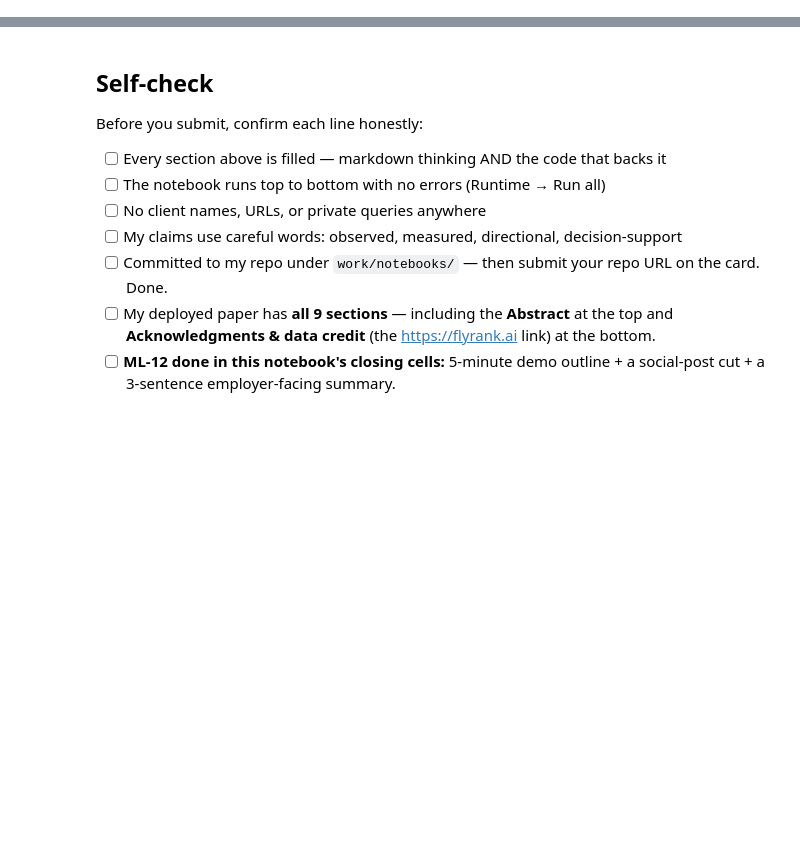
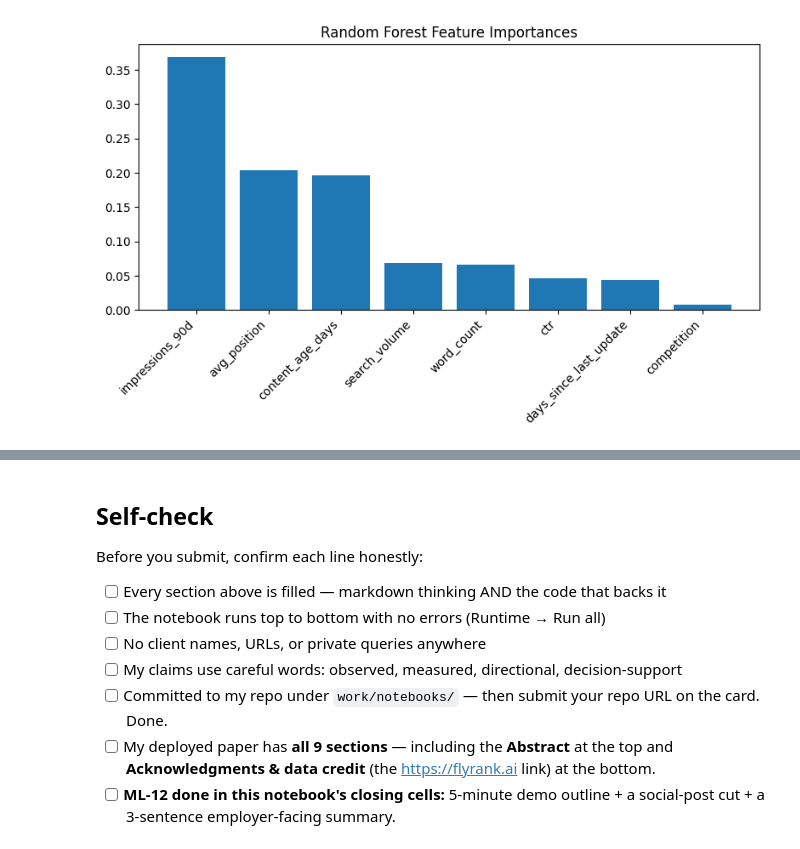
Before and after one commit to Bivo2004/my-ml-internship, a Jupyter notebook: work/notebooks/capstone.ipynb, the cells around one changed output, grey strips where cells are left out. Drawn from its saved outputs; the diff is of its cells as text; code cells hidden in the pictures; blank space fills up the shorter version.

```diff
--- a/work/notebooks/capstone.ipynb
+++ b/work/notebooks/capstone.ipynb
@@ -32,0 +47,16 @@ This skeleton is yours to fill. Work the sections **in order** — each one has
+# %%
+# Load dataset and prep base dataframe
+df = pd.read_csv("data/raw/content_refresh_anonymized.csv")
+
+# Create binary label: 1 if declining ('down'), 0 otherwise
+df["is_declining_label"] = (df["trend_direction"] == "down").astype(int)
+
+# Define feature scope
+features = ["days_since_last_update", "impressions_90d", "search_volume",
+            "avg_position", "ctr", "word_count", "competition", "content_age_days"]
+
+# Handle Missing Values (impute with median to preserve dataset size)
+X_full = df[features].fillna(df[features].median())
+y_full = df["is_declining_label"]
+
+print(f"Data loaded and cleaned. Shape: {X_full.shape}")
@@ -32,0 +75,14 @@ This skeleton is yours to fill. Work the sections **in order** — each one has
+# %%
+# 1. Train/Test Split
+X_train, X_test, y_train, y_test = train_test_split(X_full, y_full, test_size=0.3, random_state=42)
+
+# 2. Feature Engineering: SelectKBest
+selector = SelectKBest(score_func=f_classif, k='all')
+X_train_kbest = selector.fit_transform(X_train, y_train)
+X_test_kbest = selector.transform(X_test)
+
+# 3. Train the Random Forest Model
+rf_model = RandomForestClassifier(n_estimators=100, max_depth=5, class_weight="balanced", random_state=42)
+rf_model.fit(X_train_kbest, y_train)
+
+print("SelectKBest feature extraction and Random Forest training complete.")
@@ -36,0 +168,14 @@ This skeleton is yours to fill. Work the sections **in order** — each one has
+# %%
+# Generate Feature Importance Chart
+importances = rf_model.feature_importances_
+indices = np.argsort(importances)[::-1]
+sorted_features = [features[i] for i in indices]
+
+plt.figure(figsize=(8, 5))
+plt.title("Random Forest Feature Importances")
+plt.bar(range(len(importances)), importances[indices], align="center")
+plt.xticks(range(len(importances)), sorted_features, rotation=45, ha='right')
+plt.tight_layout()
+plt.show()
+# %% [output]
+[figure, added]
```
Also changed, not shown: parts of 20 cells of this notebook.
